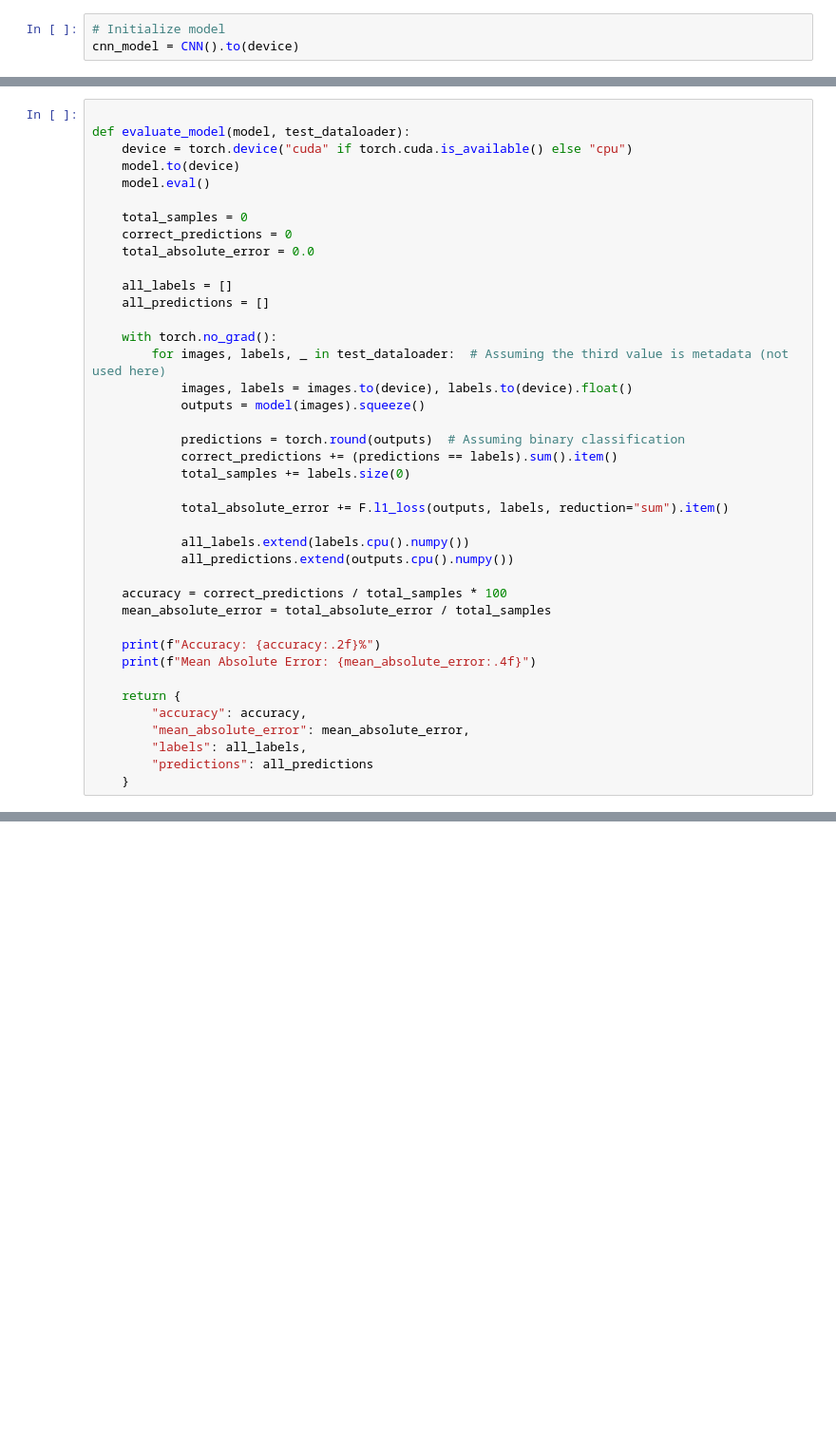
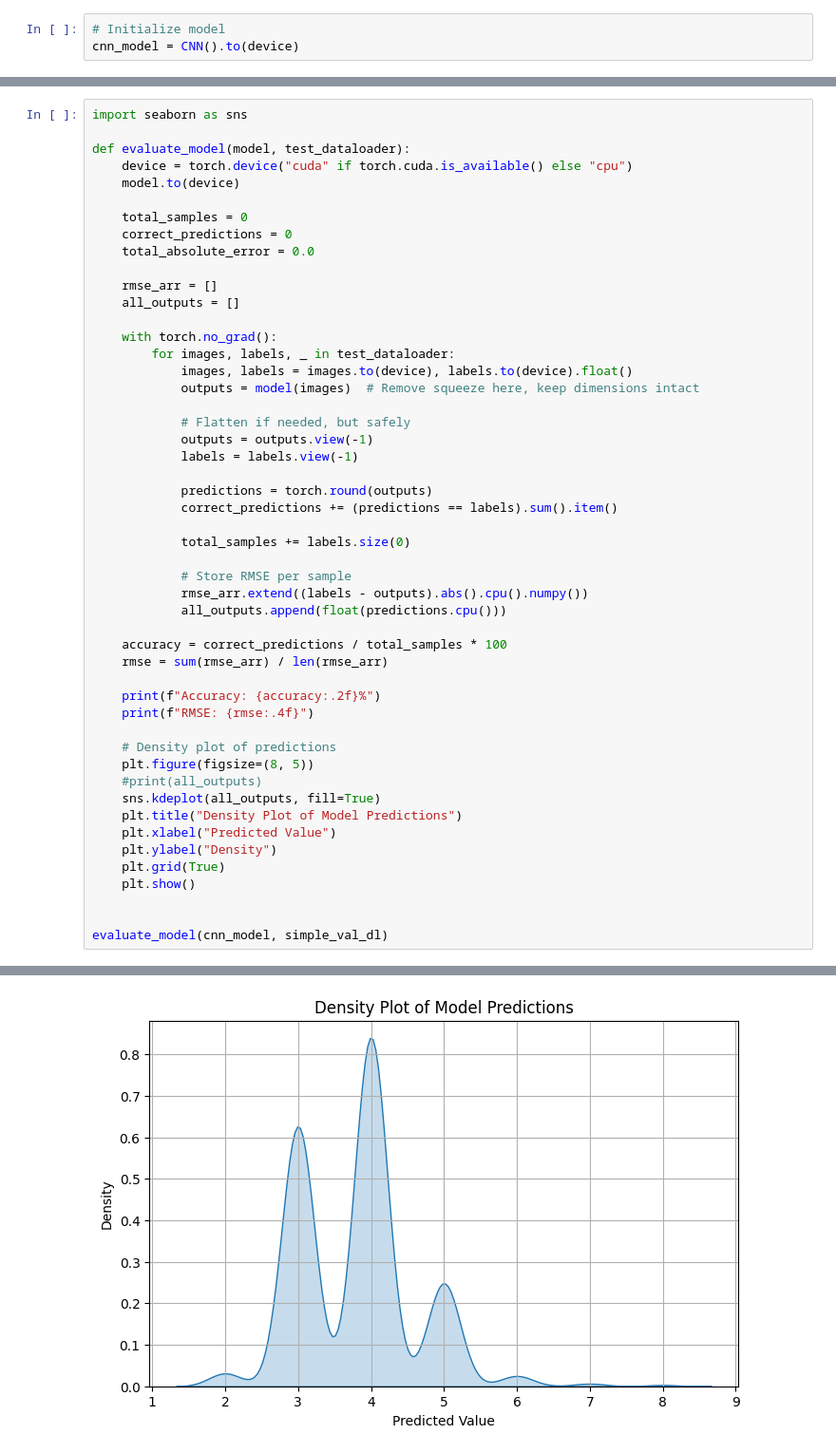
Before and after one commit to aidangillespie52/CSC4260-Project, a Jupyter notebook: notebooks/train_cnn.ipynb, the cells around one changed output, grey strips where cells are left out. Shown at 95% size. Drawn from its saved outputs; the diff is of its cells as text; blank space fills up the shorter version.

```diff
--- a/notebooks/train_cnn.ipynb
+++ b/notebooks/train_cnn.ipynb
@@ -96,40 +100,51 @@ ValueError: too many values to unpack (expected 2)
 # %%
+import seaborn as sns
 
 def evaluate_model(model, test_dataloader):
     device = torch.device("cuda" if torch.cuda.is_available() else "cpu")
     model.to(device)
-    model.eval()
 
     total_samples = 0
     correct_predictions = 0
     total_absolute_error = 0.0
 
-    all_labels = []
-    all_predictions = []
+    rmse_arr = []
+    all_outputs = []
 
     with torch.no_grad():
-        for images, labels, _ in test_dataloader:  # Assuming the third value is metadata (not used here)
+        for images, labels, _ in test_dataloader:
             images, labels = images.to(device), labels.to(device).float()
-            outputs = model(images).squeeze()
+            outputs = model(images)  # Remove squeeze here, keep dimensions intact
 
-            predictions = torch.round(outputs)  # Assuming binary classification
+            # Flatten if needed, but safely
+            outputs = outputs.view(-1)
+            labels = labels.view(-1)
+
+            predictions = torch.round(outputs)
             correct_predictions += (predictions == labels).sum().item()
+
             total_samples += labels.size(0)
 
-            total_absolute_error += F.l1_loss(outputs, labels, reduction="sum").item()
-
-            all_labels.extend(labels.cpu().numpy())
-            all_predictions.extend(outputs.cpu().numpy())
+            # Store RMSE per sample
+            rmse_arr.extend((labels - outputs).abs().cpu().numpy())
+            all_outputs.append(float(predictions.cpu()))
 
     accuracy = correct_predictions / total_samples * 100
-    mean_absolute_error = total_absolute_error / total_samples
+    rmse = sum(rmse_arr) / len(rmse_arr)
 
     print(f"Accuracy: {accuracy:.2f}%")
-    print(f"Mean Absolute Error: {mean_absolute_error:.4f}")
+    print(f"RMSE: {rmse:.4f}")
 
-    return {
-        "accuracy": accuracy,
-        "mean_absolute_error": mean_absolute_error,
-        "labels": all_labels,
-        "predictions": all_predictions
-    }
+    # Density plot of predictions
+    plt.figure(figsize=(8, 5))
+    #print(all_outputs)
+    sns.kdeplot(all_outputs, fill=True)
+    plt.title("Density Plot of Model Predictions")
+    plt.xlabel("Predicted Value")
+    plt.ylabel("Density")
+    plt.grid(True)
+    plt.show()
+
+
+evaluate_model(cnn_model, simple_val_dl)
+# %% [output]
@@ -135,0 +153 @@ def evaluate_model(model, test_dataloader):
+[figure, added]
```
Also changed, not shown: parts of 4 cells of this notebook.
